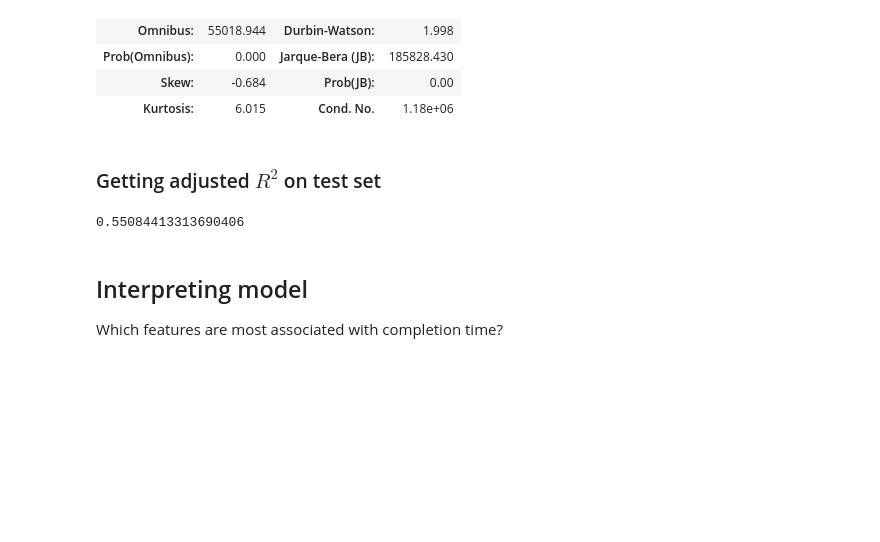
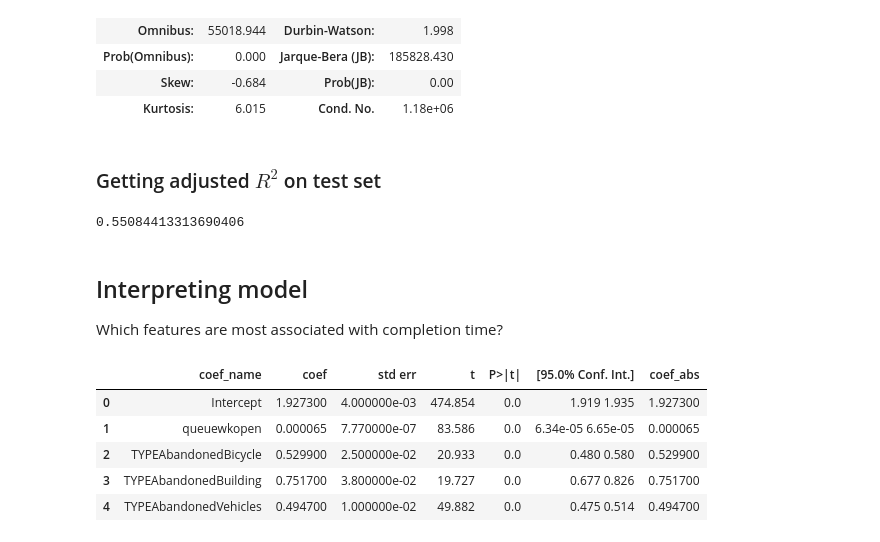
Before and after one commit to aok1425/311-prediction-times, a Jupyter notebook: modeling_completion_time/12 Applying feature subset to lin reg for interpretability adj R2 0.55.ipynb, the cells around one changed output. Cells and saved outputs as stored; diff of their text form; code cells hidden in the pictures; blank space fills up the shorter version.

```diff
--- a/modeling_completion_time/12 Applying feature subset to lin reg for interpretability adj R2 0.55.ipynb
+++ b/modeling_completion_time/12 Applying feature subset to lin reg for interpretability adj R2 0.55.ipynb
@@ -355,3 +356,15 @@ adjusted_r2(y_test, y_pred, num_features=X_test.shape[1])
 ## Interpreting model
 
 Which features are most associated with completion time?
+# %%
+df = pd.read_csv(StringIO(est.summary().tables[1].as_csv()), index_col=0).reset_index()
+df.columns = ['coef_name'] + [i.rstrip().lstrip() for i in df.columns][1:]
+df['coef_abs'] = pd.np.abs(df.coef)
+df.head()
+# %% [output]
+|  | coef_name | coef | std err | t | P>|t| | [95.0% Conf. Int.] | coef_abs |
+| 0 | Intercept | 1.927300 | 4.000000e-03 | 474.854 | 0.0 | 1.919 1.935 | 1.927300 |
+| 1 | queuewkopen | 0.000065 | 7.770000e-07 | 83.586 | 0.0 | 6.34e-05 6.65e-05 | 0.000065 |
+| 2 | TYPEAbandonedBicycle | 0.529900 | 2.500000e-02 | 20.933 | 0.0 | 0.480 0.580 | 0.529900 |
+| 3 | TYPEAbandonedBuilding | 0.751700 | 3.800000e-02 | 19.727 | 0.0 | 0.677 0.826 | 0.751700 |
+| 4 | TYPEAbandonedVehicles | 0.494700 | 1.000000e-02 | 49.882 | 0.0 | 0.475 0.514 | 0.494700 |
```
Also changed, not shown: parts of 5 cells of this notebook, 1 other file.
